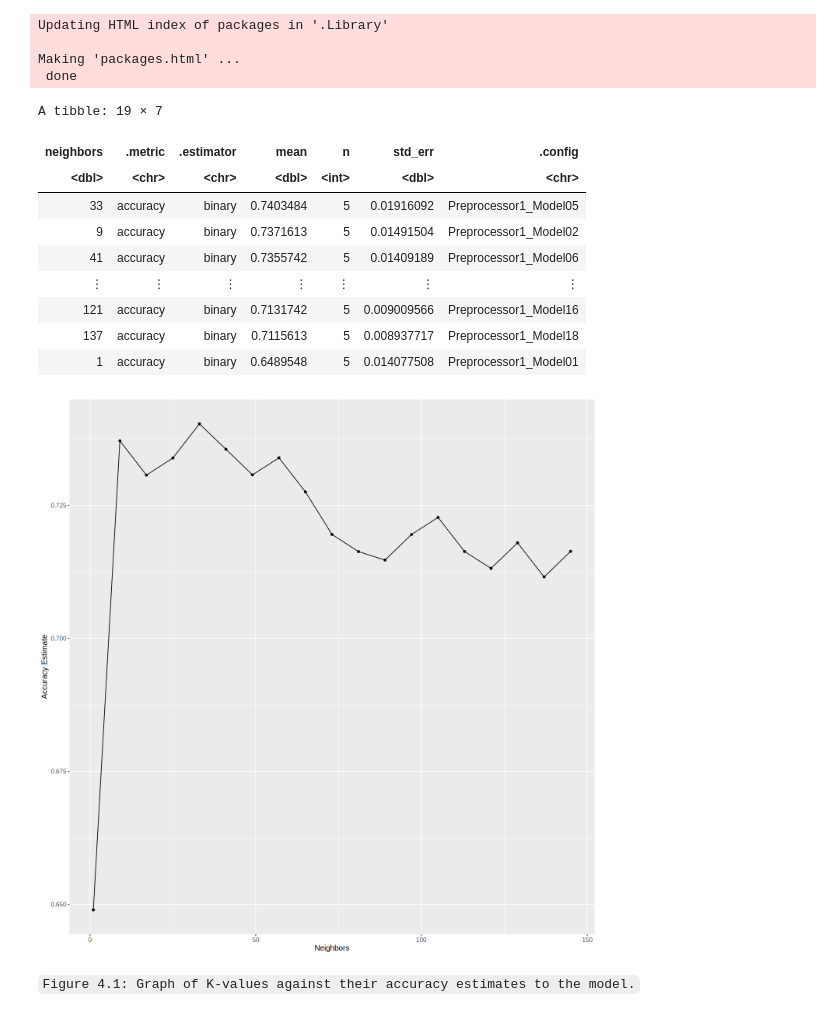
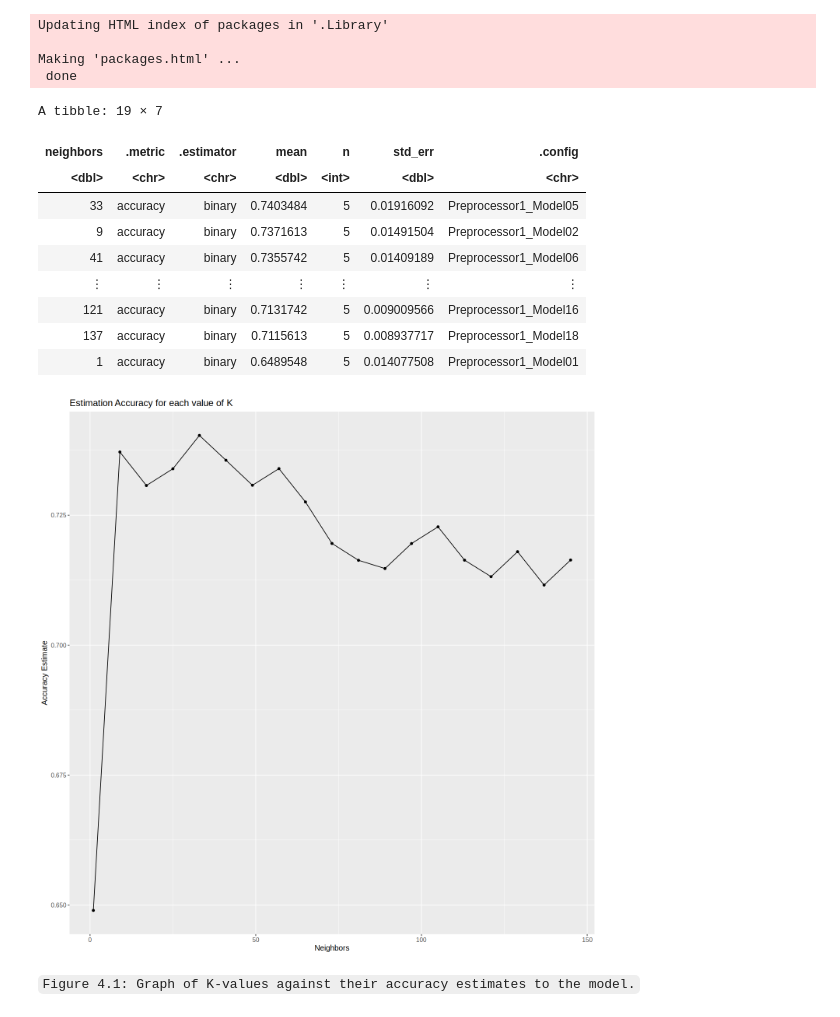
Before and after one commit to MAmouzouvi/Heart-disease-predictor, a Jupyter notebook: project_report.ipynb, the cells around one changed output. Saved outputs shown, nothing was run; the diff lists cells and outputs as text; code cells hidden in the pictures.

```diff
--- a/project_report.ipynb
+++ b/project_report.ipynb
@@ -314,35 +314,35 @@ knn_fit <- workflow() |>
 
 
 
 accuracies <- knn_fit |>
     filter(.metric == "accuracy")
 
 
 accuracies |>
     arrange(desc(mean))
 
 
 cross_val_plot <- accuracies |>
     ggplot(aes(x = neighbors, y = mean)) +
     geom_point() +
     geom_line() +
-    labs(x = "Neighbors", y = "Accuracy Estimate") +
+    labs(x = "Neighbors", y = "Accuracy Estimate", title = "Estimation Accuracy for each value of K") +
     theme(text = element_text(size = 12))
 
 # This code print out the graph for showing K-nearest Neighbor Mean Distribution
 cross_val_plot
 # %% [output]
 A tibble: 19 × 7
 | neighbors | .metric | .estimator | mean | n | std_err | .config |
 | <dbl> | <chr> | <chr> | <dbl> | <int> | <dbl> | <chr> |
 | 33 | accuracy | binary | 0.7403484 | 5 | 0.01916092 | Preprocessor1_Model05 |
 | 9 | accuracy | binary | 0.7371613 | 5 | 0.01491504 | Preprocessor1_Model02 |
 | 41 | accuracy | binary | 0.7355742 | 5 | 0.01409189 | Preprocessor1_Model06 |
 | ⋮ | ⋮ | ⋮ | ⋮ | ⋮ | ⋮ | ⋮ |
 | 121 | accuracy | binary | 0.7131742 | 5 | 0.009009566 | Preprocessor1_Model16 |
 | 137 | accuracy | binary | 0.7115613 | 5 | 0.008937717 | Preprocessor1_Model18 |
 | 1 | accuracy | binary | 0.6489548 | 5 | 0.014077508 | Preprocessor1_Model01 |
-[figure, old version]
+[figure, new version]
 # %% [markdown]
 `Figure 4.1: Graph of K-values against their accuracy estimates to the model.`
 # %% [markdown]
```
Also changed, not shown: parts of 2 cells of this notebook.
